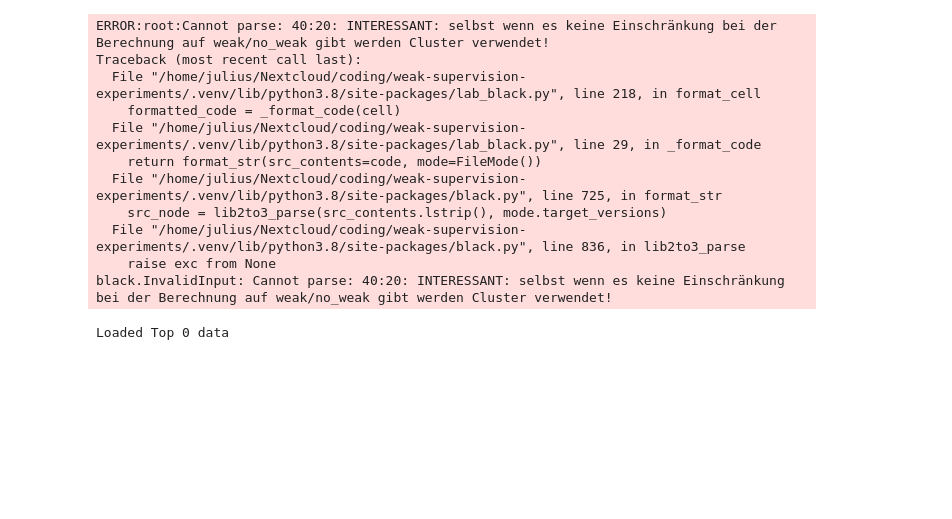
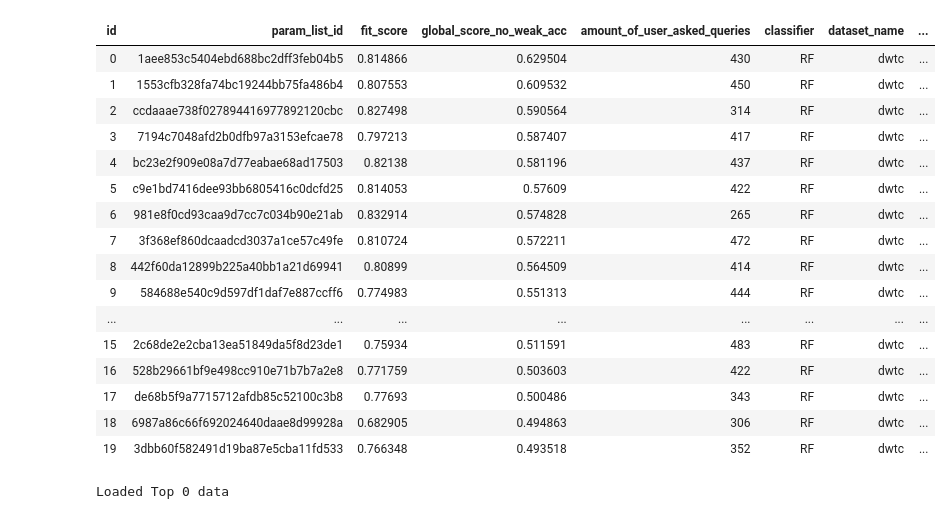
Before and after one commit to jgonsior/DS20-WeakAL, a Jupyter notebook: display_random_search_results_dwtc.ipynb, the cells around one changed output. Cells and saved outputs as stored; diff of their text form; code cells hidden in the pictures; blank space fills up the shorter version.

```diff
--- a/display_random_search_results_dwtc.ipynb
+++ b/display_random_search_results_dwtc.ipynb
@@ -77,5 +77,6 @@ for result in results:
 # %%
 #  SELECT param_list_id, avg(fit_score), stddev(fit_score), avg(global_score), stddev(global_score), avg(start_set_size) as sss, count(*) FROM experimentresult WHERE start_set_size = 1 GROUP BY param_list_id ORDER BY 7 DESC, 4 DESC LIMIT 30;
+from datetime import datetime, timedelta
 
 results = (
     ExperimentResult.select(
@@ -104,17 +105,18 @@ results = (
         ExperimentResult.experiment_run_date,
     )
     .where(
-        (ExperimentResult.amount_of_user_asked_queries < 10000)
+        (ExperimentResult.amount_of_user_asked_queries < 500)
         & (ExperimentResult.dataset_name == "dwtc")
+        & (ExperimentResult.experiment_run_date > (datetime(2020, 3, 24, 14, 0))) # no stopping criterias
     )
     .order_by(
         # ExperimentResult.id_field.desc(),
-        ExperimentResult.fit_score.desc(),
+        ExperimentResult.global_score_no_weak_acc.desc(),
     )
     .limit(20)
 )
 
-INTERESSANT: selbst wenn es keine Einschränkung bei der Berechnung auf weak/no_weak gibt werden Cluster verwendet!
+# INTERESSANT: selbst wenn es keine Einschränkung bei der Berechnung auf weak/no_weak gibt werden Cluster verwendet!
 
 
 table = []
@@ -137,14 +138,20 @@ SyntaxError: invalid syntax (<ipython-input-3-314efab015b5>, line 40)
-ERROR:root:Cannot parse: 40:20: INTERESSANT: selbst wenn es keine Einschränkung bei der Berechnung auf weak/no_weak gibt werden Cluster verwendet!
-Traceback (most recent call last):
-  File "/home/julius/Nextcloud/coding/weak-supervision-experiments/.venv/lib/python3.8/site-packages/lab_black.py", line 218, in format_cell
-    formatted_code = _format_code(cell)
-  File "/home/julius/Nextcloud/coding/weak-supervision-experiments/.venv/lib/python3.8/site-packages/lab_black.py", line 29, in _format_code
-    return format_str(src_contents=code, mode=FileMode())
-  File "/home/julius/Nextcloud/coding/weak-supervision-experiments/.venv/lib/python3.8/site-packages/black.py", line 725, in format_str
-    src_node = lib2to3_parse(src_contents.lstrip(), mode.target_versions)
-  File "/home/julius/Nextcloud/coding/weak-supervision-experiments/.venv/lib/python3.8/site-packages/black.py", line 836, in lib2to3_parse
-    raise exc from None
-black.InvalidInput: Cannot parse: 40:20: INTERESSANT: selbst wenn es keine Einschränkung bei der Berechnung auf weak/no_weak gibt werden Cluster verwendet!
+| id | param_list_id | fit_score | global_score_no_weak_acc | amount_of_user_asked_queries | classifier | dataset_name | ... |
+| 0 | 1aee853c5404ebd688bc2dff3feb04b5 | 0.814866 | 0.629504 | 430 | RF | dwtc | ... |
+| 1 | 1553cfb328fa74bc19244bb75fa486b4 | 0.807553 | 0.609532 | 450 | RF | dwtc | ... |
+| 2 | ccdaaae738f027894416977892120cbc | 0.827498 | 0.590564 | 314 | RF | dwtc | ... |
+| 3 | 7194c7048afd2b0dfb97a3153efcae78 | 0.797213 | 0.587407 | 417 | RF | dwtc | ... |
+| 4 | bc23e2f909e08a7d77eabae68ad17503 | 0.82138 | 0.581196 | 437 | RF | dwtc | ... |
+| 5 | c9e1bd7416dee93bb6805416c0dcfd25 | 0.814053 | 0.57609 | 422 | RF | dwtc | ... |
+| 6 | 981e8f0cd93caa9d7cc7c034b90e21ab | 0.832914 | 0.574828 | 265 | RF | dwtc | ... |
+| 7 | 3f368ef860dcaadcd3037a1ce57c49fe | 0.810724 | 0.572211 | 472 | RF | dwtc | ... |
+| 8 | 442f60da12899b225a40bb1a21d69941 | 0.80899 | 0.564509 | 414 | RF | dwtc | ... |
+| 9 | 584688e540c9d597df1daf7e887ccff6 | 0.774983 | 0.551313 | 444 | RF | dwtc | ... |
+| ... | ... | ... | ... | ... | ... | ... | ... |
+| 15 | 2c68de2e2cba13ea51849da5f8d23de1 | 0.75934 | 0.511591 | 483 | RF | dwtc | ... |
+| 16 | 528b29661bf9e498cc910e71b7b7a2e8 | 0.771759 | 0.503603 | 422 | RF | dwtc | ... |
+| 17 | de68b5f9a7715712afdb85c52100c3b8 | 0.77693 | 0.500486 | 343 | RF | dwtc | ... |
+| 18 | 6987a86c66f692024640daae8d99928a | 0.682905 | 0.494863 | 306 | RF | dwtc | ... |
+| 19 | 3dbb60f582491d19ba87e5cba11fd533 | 0.766348 | 0.493518 | 352 | RF | dwtc | ... |
 # %%
 # SELECT id_field, param_list_id, dataset_path, start_set_size as sss, sampling, cluster, allow_recommendations_after_stop as SA, stopping_criteria_uncertainty as SCU, stopping_criteria_std as SCS, stopping_criteria_acc as SCA, amount_of_user_asked_queries as "#q", acc_test, fit_score, global_score_norm, thread_id, end_time from experimentresult where param_list_id='31858014d685a3f1ba3e4e32690ddfc3' order by end_time, fit_score desc, param_list_id;
 loaded_data = {}
```
Also changed, not shown: parts of 2 cells of this notebook, 3 other files.
